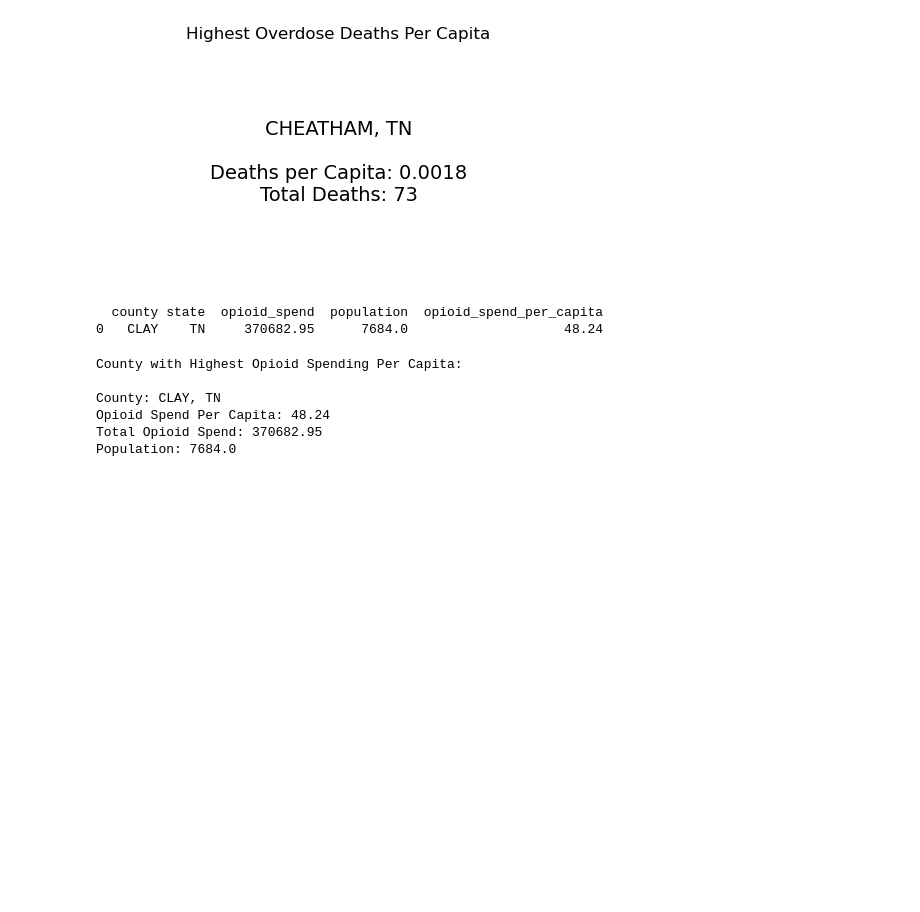
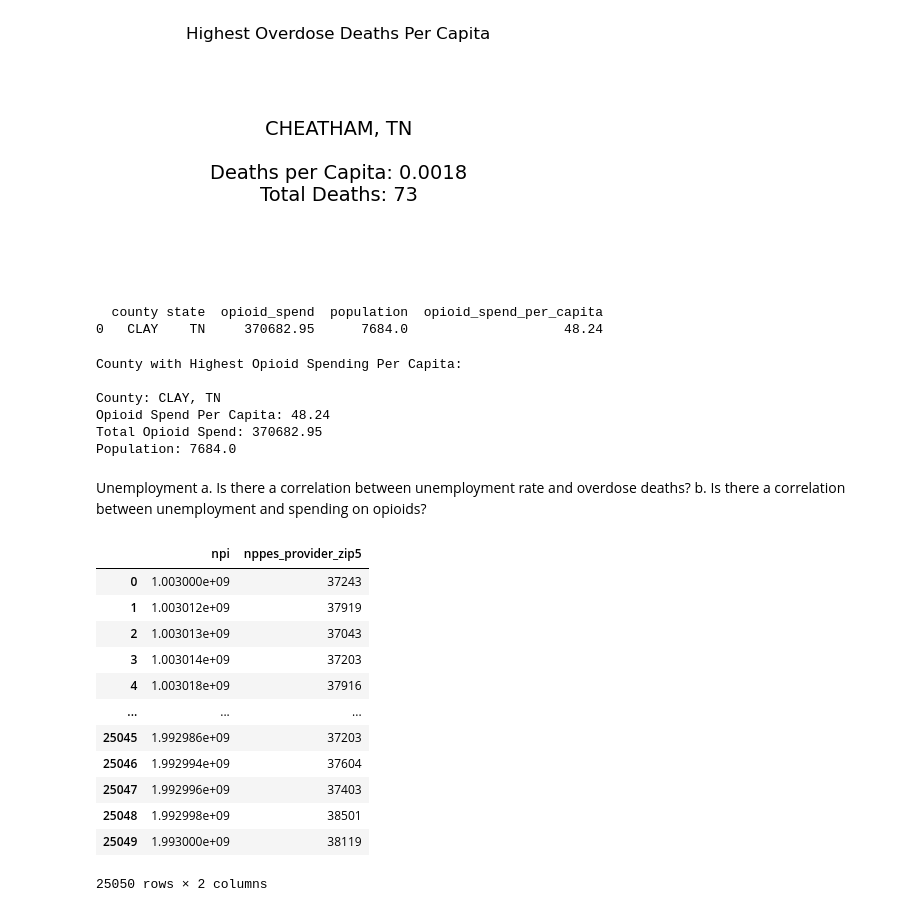
Before and after one commit to NewForce-Data-Cohort-12/prescriber-now-in-python-the-appalachian-undertakers, a Jupyter notebook: SQLgroupproject.ipynb, the cells around one changed output. Drawn from its saved outputs; the diff is of its cells as text; code cells hidden in the pictures; blank space fills up the shorter version.

```diff
--- a/SQLgroupproject.ipynb
+++ b/SQLgroupproject.ipynb
@@ -1270,3 +1064,21 @@ County: CLAY, TN
 Opioid Spend Per Capita: 48.24
 Total Opioid Spend: 370682.95
 Population: 7684.0
+# %% [markdown]
+Unemployment a. Is there a correlation between unemployment rate and overdose deaths? b. Is there a correlation between unemployment and spending on opioids?
+# %%
+prescribers
+# %% [output]
+|  | npi | nppes_provider_zip5 |
+| 0 | 1.003000e+09 | 37243 |
+| 1 | 1.003012e+09 | 37919 |
+| 2 | 1.003013e+09 | 37043 |
+| 3 | 1.003014e+09 | 37203 |
+| 4 | 1.003018e+09 | 37916 |
+| ... | ... | ... |
+| 25045 | 1.992986e+09 | 37203 |
+| 25046 | 1.992994e+09 | 37604 |
+| 25047 | 1.992996e+09 | 37403 |
+| 25048 | 1.992998e+09 | 38501 |
+| 25049 | 1.993000e+09 | 38119 |
+25050 rows × 2 columns
```
Also changed, not shown: parts of 54 cells of this notebook.
